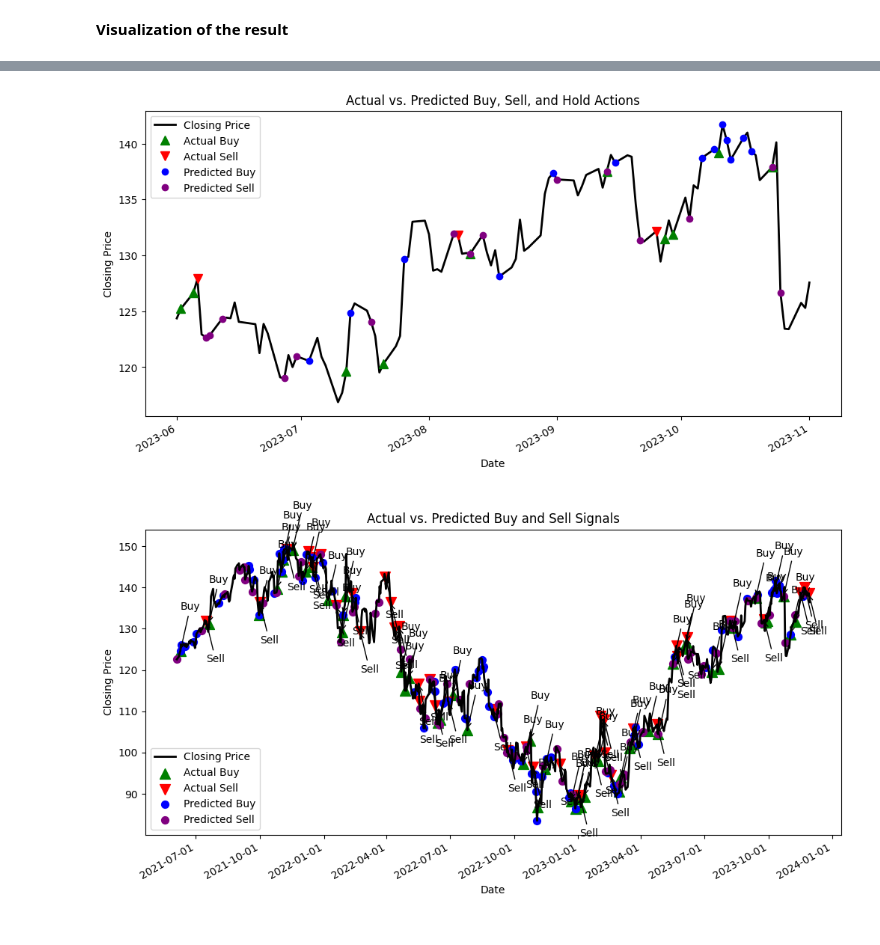
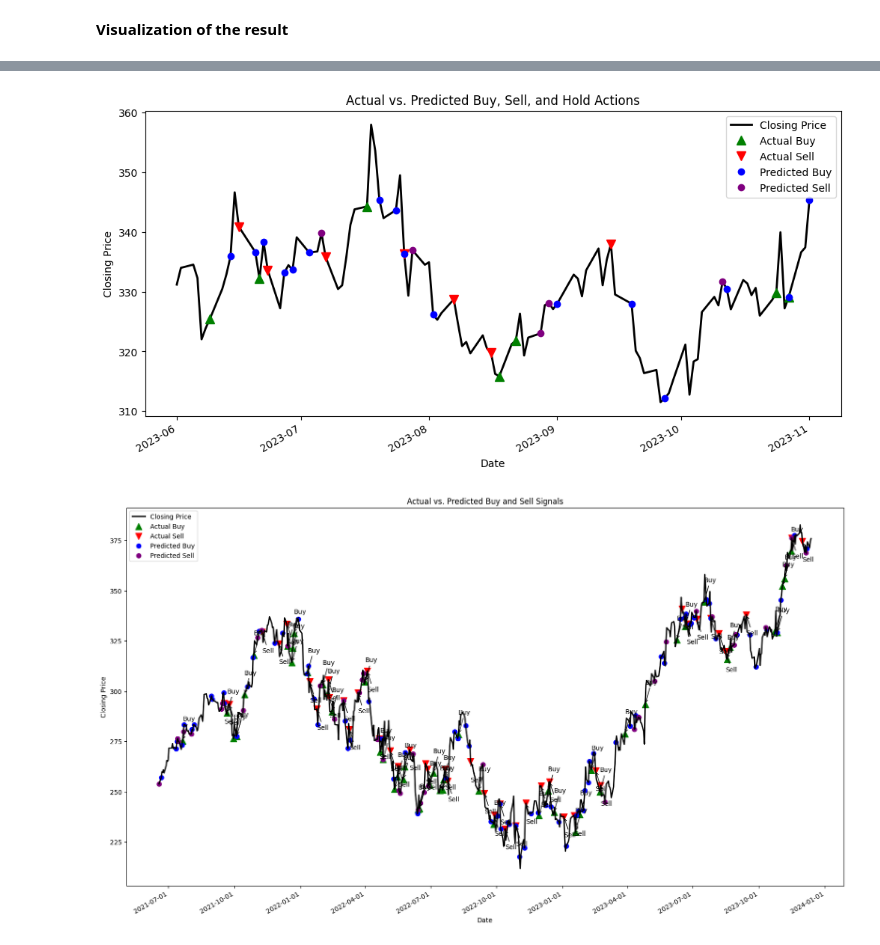
Before and after one commit to kh4n9373/STOCK-PRICE-PREDICTION, a Jupyter notebook: Machine Learning/Random Forest.ipynb, the cells around one changed output, grey strips where cells are left out. Cells and saved outputs as stored; diff of their text form; code cells hidden in the pictures.

```diff
--- a/Machine Learning/Random Forest.ipynb
+++ b/Machine Learning/Random Forest.ipynb
@@ -16,7 +16,7 @@ import matplotlib.pyplot as plt
 # %%
 #get stock market data from csv file
 
-df_stock = pd.read_csv('..\Data\GOOG_historical_data_yfinance.csv')
+df_stock = pd.read_csv('../Data/MSFT_historical_data_yfinance.csv')
 
 df_stock.tail()
 # %% [output]
@@ -137,7 +137,7 @@ plt.ylabel('Closing Price')
 plt.legend()
 plt.show()
 # %% [output]
-[figure, old version]
+[figure, new version]
 # %%
 import matplotlib.pyplot as plt
 import matplotlib.dates as mdates
@@ -151,34 +151,34 @@ df_visualize['Date'] = pd.to_datetime(df_visualize['Date'])
 df_visualize.set_index('Date', inplace=True)
 
 # Plot closing prices
-plt.figure(figsize=(12, 6))
+plt.figure(figsize=(20, 12))
 plt.plot(df_visualize.index, df_visualize['Close'], label='Closing Price', color='black', linewidth=2)
 
 # Highlight actual buy signals with green arrows
 plt.scatter(df_visualize.index[df_visualize['Actual'] == 1], df_visualize['Close'][df_visualize['Actual'] == 1], marker='^', s=100, color='g', label='Actual Buy')
 for idx in df_visualize.index[df_visualize['Actual'] == 1]:
     plt.annotate('Buy', xy=(idx, df_visualize['Close'][idx]), xytext=(idx, df_visualize['Close'][idx] + 10),
                  arrowprops=dict(facecolor='green', arrowstyle='->'))
 
 # Highlight actual sell signals with red arrows
 plt.scatter(df_visualize.index[df_visualize['Actual'] == -1], df_visualize['Close'][df_visualize['Actual'] == -1], marker='v', s=100, color='r', label='Actual Sell')
 for idx in df_visualize.index[df_visualize['Actual'] == -1]:
     plt.annotate('Sell', xy=(idx, df_visualize['Close'][idx]), xytext=(idx, df_visualize['Close'][idx] - 10),
                  arrowprops=dict(facecolor='red', arrowstyle='->'))
 
 # Highlight predicted buy signals with blue circles
 plt.scatter(df_visualize.index[df_visualize['Predicted'] == 1], df_visualize['Close'][df_visualize['Predicted'] == 1], marker='o', s=50, color='b', label='Predicted Buy')
 
 # Highlight predicted sell signals with purple circles
 plt.scatter(df_visualize.index[df_visualize['Predicted'] == -1], df_visualize['Close'][df_visualize['Predicted'] == -1], marker='o', s=50, color='purple', label='Predicted Sell')
 
 plt.title('Actual vs. Predicted Buy and Sell Signals')
 plt.xlabel('Date')
 plt.ylabel('Closing Price')
 plt.legend()
 plt.gca().xaxis.set_major_formatter(mdates.DateFormatter('%Y-%m-%d'))
 plt.gcf().autofmt_xdate()
 
 plt.show()
 # %% [output]
-[figure, old version]
+[figure, new version]
```
Also changed, not shown: parts of 4 cells of this notebook, 2 other files.
